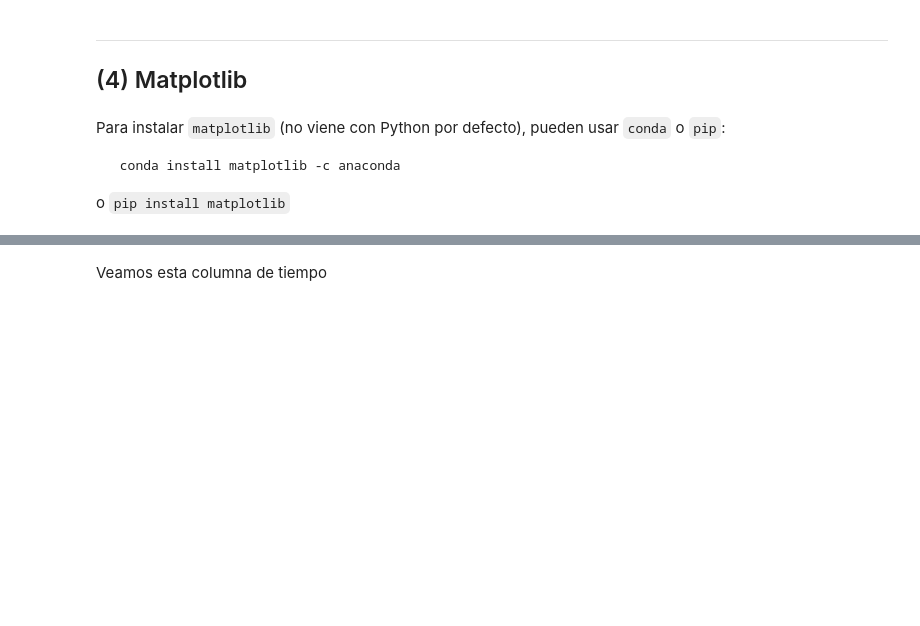
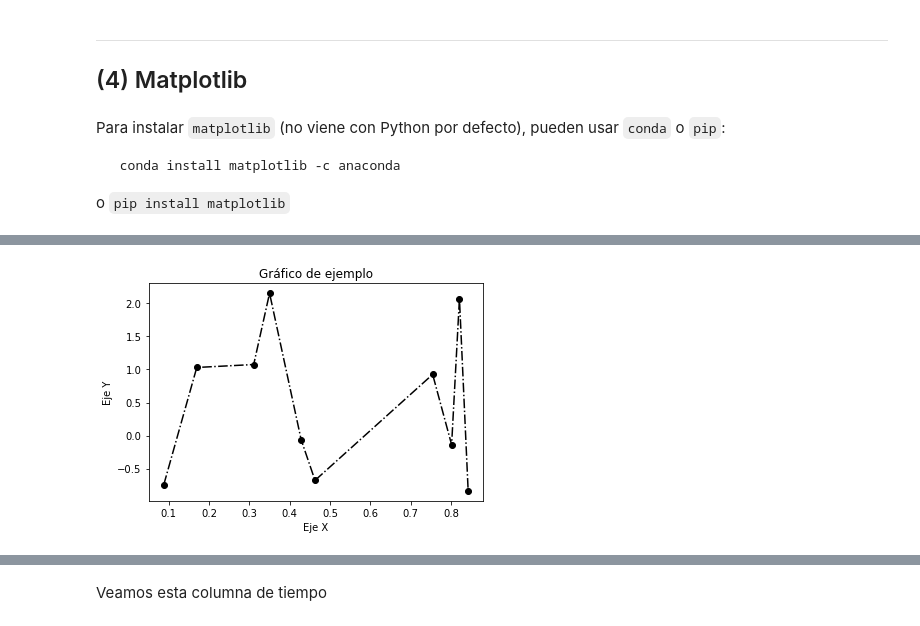
Before and after one commit to BelenMichel/PythonParaEconomistas2022, a Jupyter notebook: Clase3/PythEcon2022_c3.ipynb, the cells around one changed output, grey strips where cells are left out. Cells and saved outputs as stored; diff of their text form; code cells hidden in the pictures; blank space fills up the shorter version.

```diff
--- a/Clase3/PythEcon2022_c3.ipynb
+++ b/Clase3/PythEcon2022_c3.ipynb
@@ -181,0 +414,8 @@ import matplotlib.pyplot as plt
+# %%
+plt.plot(x, y, marker="o", color="k", linestyle="-.")
+plt.xlabel("Eje X")
+plt.ylabel("Eje Y")
+plt.title("Gráfico de ejemplo")
+plt.show()
+# %% [output]
+[figure, added]
```
Also changed, not shown: parts of 47 cells of this notebook, 1 other file.
